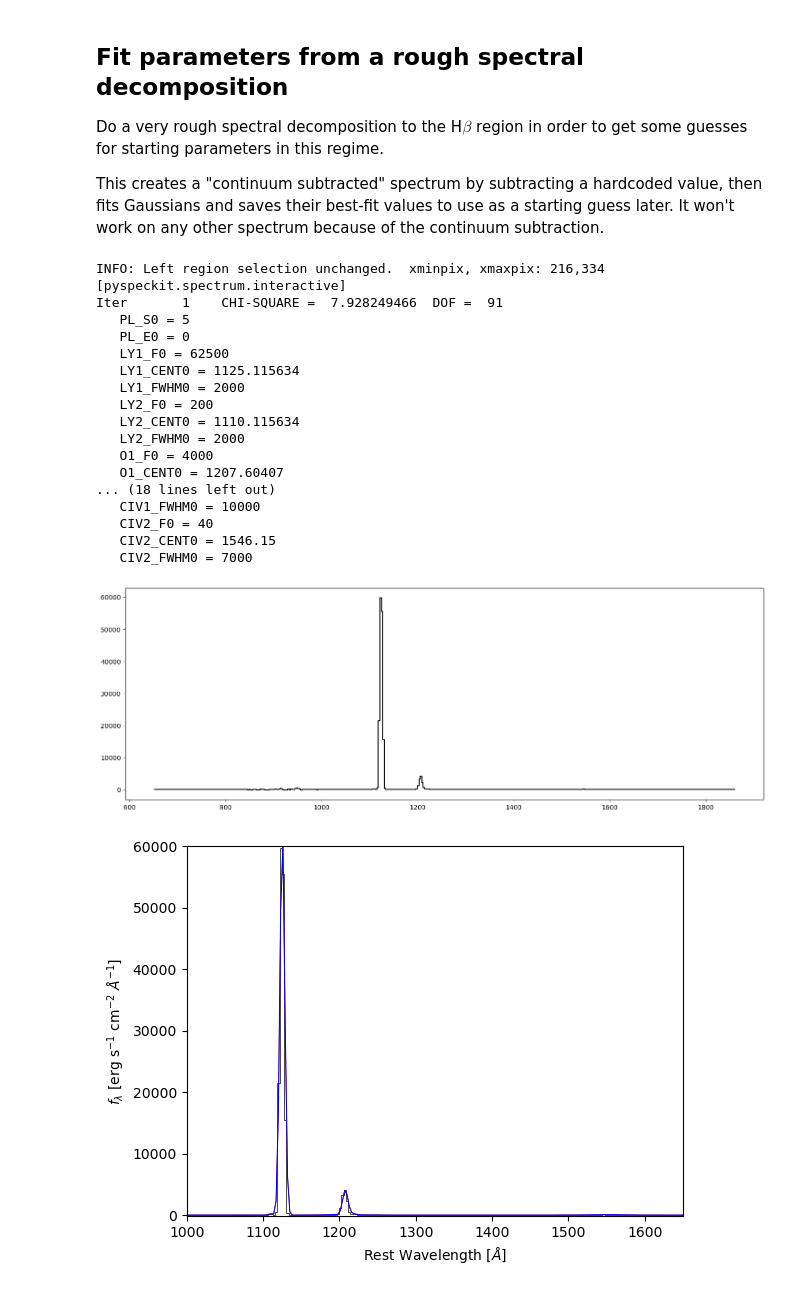
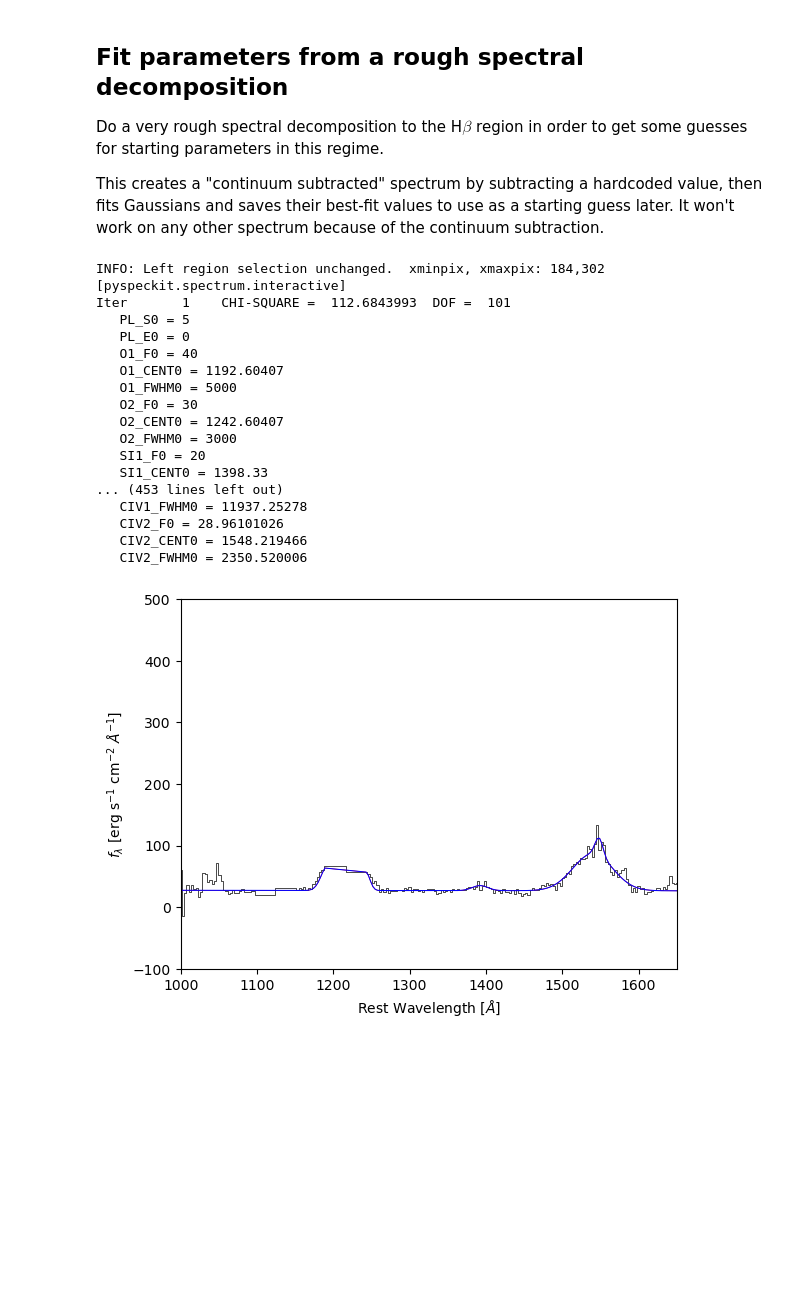
Before and after one commit to seratsaad/ticktock, a Jupyter notebook: Spectral Decomposition - UV.ipynb, the cells around one changed output. Cells and saved outputs as stored; diff of their text form; code cells hidden in the pictures; blank space fills up the shorter version.

```diff
--- a/Spectral Decomposition - UV.ipynb
+++ b/Spectral Decomposition - UV.ipynb
@@ -330,37 +352,37 @@ def uv_agn_fitter(order=1):
     Generator for powerlaw fitter class
     """
 
-    myclass =  pyspeckit.models.model.SpectralModel(uv_agn_spectrum, 32,
+    myclass =  pyspeckit.models.model.SpectralModel(uv_agn_spectrum, 17,
             parnames=['pl_s','pl_e',\
-                      'ly1_f', 'ly1_cent', 'ly1_fwhm',\
-                      'ly2_f', 'ly2_cent', 'ly2_fwhm',\
+                      #'ly1_f', 'ly1_cent', 'ly1_fwhm',\
+                      #'ly2_f', 'ly2_cent', 'ly2_fwhm',\
                       'o1_f', 'o1_cent', 'o1_fwhm',\
                       'o2_f', 'o2_cent', 'o2_fwhm',\
-                      'o3_f', 'o3_cent', 'o3_fwhm',\
-                      'o4_f', 'o4_cent', 'o4_fwhm',\
-                      'o5_f', 'o5_cent', 'o5_fwhm',\
+                      #'o3_f', 'o3_cent', 'o3_fwhm',\
+                      #'o4_f', 'o4_cent', 'o4_fwhm',\
+                      #'o5_f', 'o5_cent', 'o5_fwhm',\
                       'si1_f', 'si1_cent', 'si1_fwhm',\
                       'civ1_f', 'civ1_cent', 'civ1_fwhm',\
                       'civ2_f', 'civ2_cent', 'civ2_fwhm'],
             parlimited=[(False,False),(False,False),\
+                        #(False,False), (False,False), (False,False),\
+                        #(False,False), (False,False), (False,False),\
                         (False,False), (False,False), (False,False),\
                         (False,False), (False,False), (False,False),\
-                        (False,False), (False,False), (False,False),\
-                        (False,False), (False,False), (False,False),\
-                        (False,False), (False,False), (False,False),\
-                        (False,False), (False,False), (False,False),\
-                        (False,False), (False,False), (False,False),\
+                        #(False,False), (False,False), (False,False),\
+                        #(False,False), (False,False), (False,False),\
+                        #(False,False), (False,False), (False,False),\
                         (False,False), (False,False), (False,False),\
                         (False,False), (False,False), (False,False),\
                         (False,False), (False,False), (False,False)],
             parlimits=[(0,0),(0,0),\
+                       #(0,0),(0,0),(0,0),\
+                       #(0,0),(0,0),(0,0),\
                        (0,0),(0,0),(0,0),\
                        (0,0),(0,0),(0,0),\
-                       (0,0),(0,0),(0,0),\
-                       (0,0),(0,0),(0,0),\
-                       (0,0),(0,0),(0,0),\
-                       (0,0),(0,0),(0,0),\
-                       (0,0),(0,0),(0,0),\
+                       #(0,0),(0,0),(0,0),\
+                       #(0,0),(0,0),(0,0),\
+                       #(0,0),(0,0),(0,0),\
                        (0,0),(0,0),(0,0),\
                        (0,0),(0,0),(0,0),\
                        (0,0),(0,0),(0,0)]
@@ -605,41 +623,40 @@ fixed = [0,0,\
          0,0,0]
 # %%
 # this actually does the fit after resetting the spectrum
-spec = pyspeckit.Spectrum(data=flux-20, xarr=lam,error=err)
+spec = pyspeckit.Spectrum(data=flux, xarr=lam,error=err)
 spec.unit = 'erg s$^{-1}$ cm$^{-2}$ $\\AA^{-1}$'
 spec.xarr.set_unit = u.angstrom #'$\\AA$'
 spec.xarr.xtype='angstrom'
-spec.Registry.add_fitter('uvagn',uv_agn_fitter(),32)
+spec.Registry.add_fitter('uvagn',uv_agn_fitter(),17)
 spec.specfit.selectregion(xmin=1300,xmax=1650)
 spec.specfit(fittype='uvagn',vheight=False,guesses=guesses,tied=tied,fixed=fixed,parsteps=step,maxiter=500,baseline=False,subtract_baseline=False,quiet=False)
 # %% [output]
-INFO: Left region selection unchanged.  xminpix, xmaxpix: 216,334 [pyspeckit.spectrum.interactive]
-Iter       1    CHI-SQUARE =  7.928249466  DOF =  91
+INFO: Left region selection unchanged.  xminpix, xmaxpix: 184,302 [pyspeckit.spectrum.interactive]
+Iter       1    CHI-SQUARE =  112.6843993  DOF =  101
    PL_S0 = 5
    PL_E0 = 0
-   LY1_F0 = 62500
-   LY1_CENT0 = 1125.115634
-   LY1_FWHM0 = 2000
-   LY2_F0 = 200
-   LY2_CENT0 = 1110.115634
-   LY2_FWHM0 = 2000
-   O1_F0 = 4000
-   O1_CENT0 = 1207.60407
-... (18 lines left out)
-   CIV1_FWHM0 = 10000
-   CIV2_F0 = 40
-   CIV2_CENT0 = 1546.15
-   CIV2_FWHM0 = 7000
+   O1_F0 = 40
+   O1_CENT0 = 1192.60407
+   O1_FWHM0 = 5000
+   O2_F0 = 30
+   O2_CENT0 = 1242.60407
+   O2_FWHM0 = 3000
+   SI1_F0 = 20
+   SI1_CENT0 = 1398.33
+... (453 lines left out)
+   CIV1_FWHM0 = 11937.25278
+   CIV2_F0 = 28.96101026
+   CIV2_CENT0 = 1548.219466
+   CIV2_FWHM0 = 2350.520006
 # %%
 import matplotlib as mpl
 mpl.rcParams.update(mpl.rcParamsDefault)
-spec.plotter(xmin=1000,xmax=1650,ymin=-100,ymax=60000,xlabel='Rest Wavelength [$\AA$]',ylabel="$f_{\lambda}$ [erg s$^{-1}$ cm$^{-2}$ $\AA^{-1}$]")
+spec.plotter(xmin=1000,xmax=1650,ymin=-100,ymax=500,xlabel='Rest Wavelength [$\AA$]',ylabel="$f_{\lambda}$ [erg s$^{-1}$ cm$^{-2}$ $\AA^{-1}$]")
 spec.specfit.plot_fit(annotate=False)
 spec.specfit.plot_components()
 plt.show()
 # %% [output]
-[figure, old version]
+[figure, new version]
-[figure, removed]
 # %%
 best_model = uv_agn_spectrum(lam,*spec.specfit.parinfo.values,return_components=True)
 wavemin = 1000.
```
Also changed, not shown: parts of 13 cells of this notebook.
